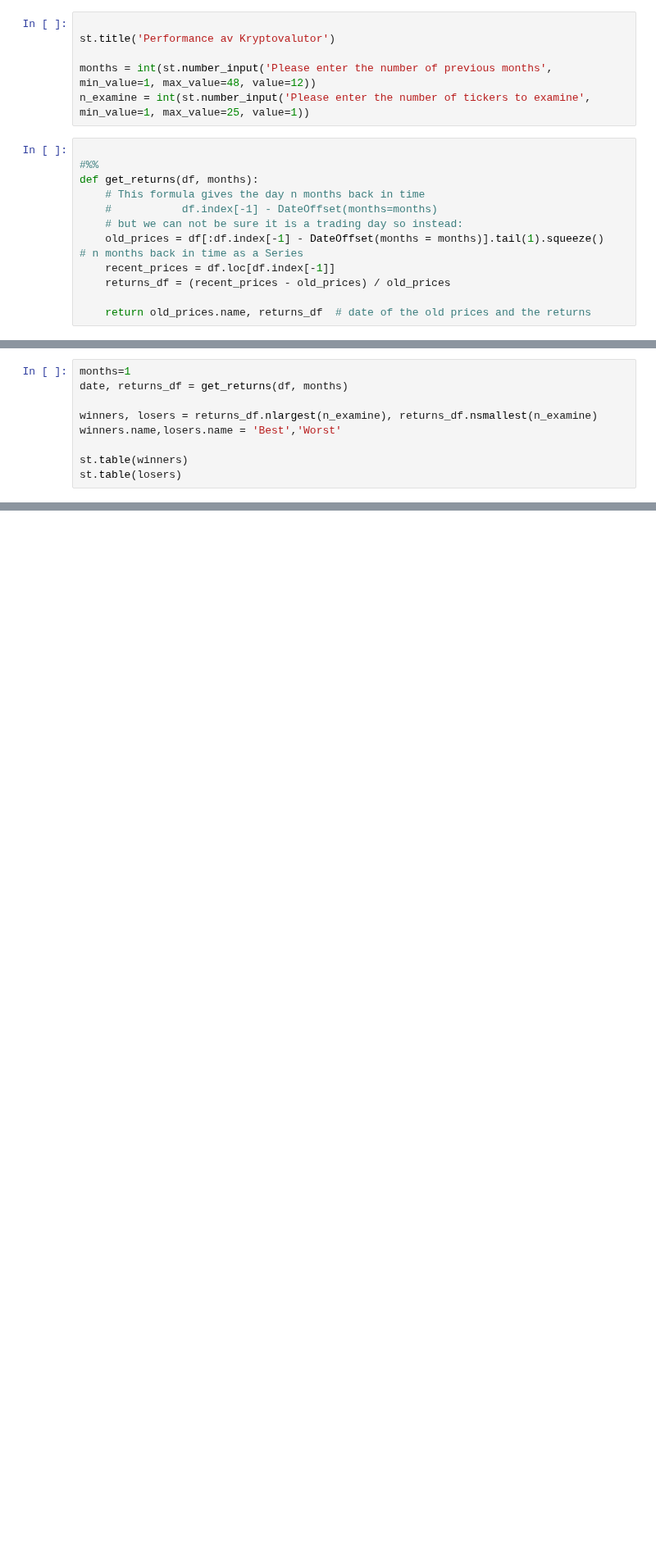
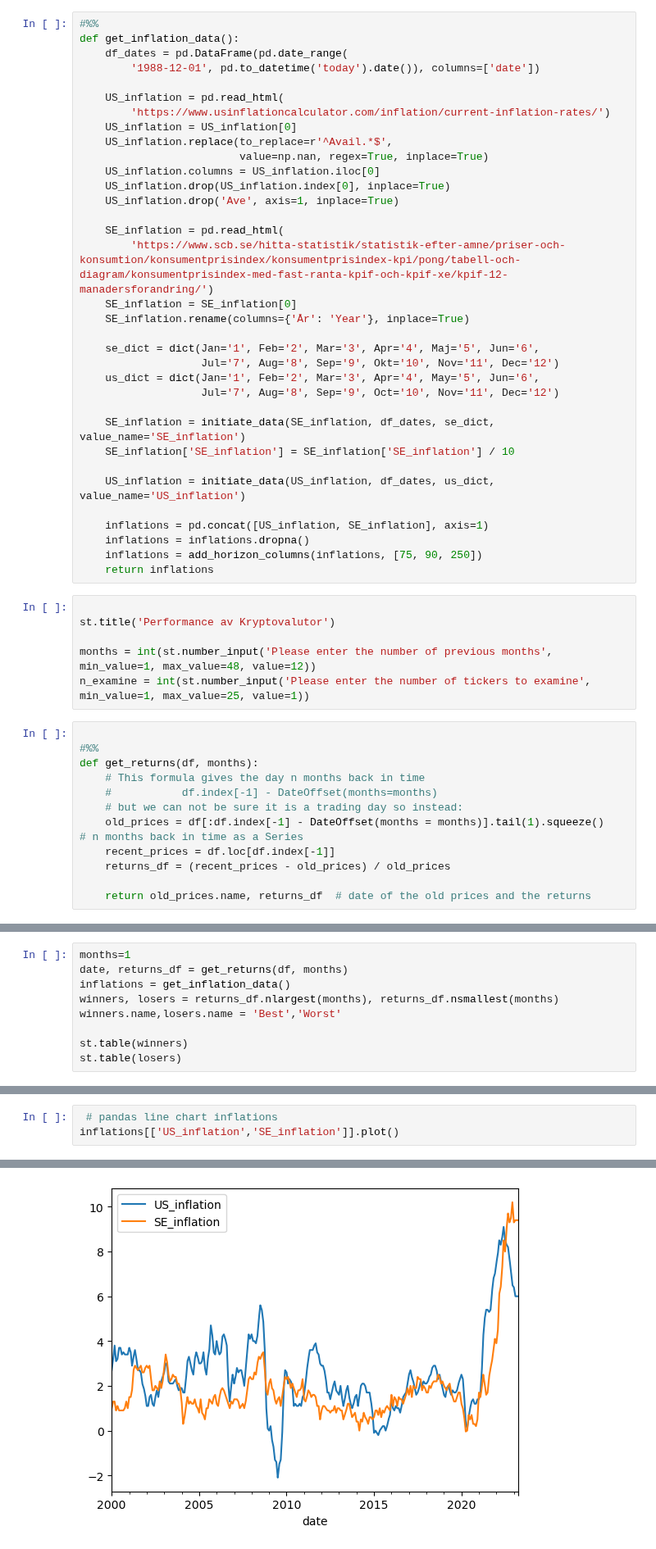
Before and after one commit to carokanns/the_new_Krypto, a Jupyter notebook: my_crypto.ipynb, the cells around one changed output, grey strips where cells are left out. Shown at 82% size. Saved outputs shown, nothing was run; the diff lists cells and outputs as text; blank space fills up the shorter version.

```diff
--- a/my_crypto.ipynb
+++ b/my_crypto.ipynb
@@ -71,3 +110,37 @@ df=get_data()
+# %%
+#%%
+def get_inflation_data():
+    df_dates = pd.DataFrame(pd.date_range(
+        '1988-12-01', pd.to_datetime('today').date()), columns=['date'])
+
+    US_inflation = pd.read_html(
+        'https://www.usinflationcalculator.com/inflation/current-inflation-rates/')
+    US_inflation = US_inflation[0]
+    US_inflation.replace(to_replace=r'^Avail.*$',
+                         value=np.nan, regex=True, inplace=True)
+    US_inflation.columns = US_inflation.iloc[0]
+    US_inflation.drop(US_inflation.index[0], inplace=True)
+    US_inflation.drop('Ave', axis=1, inplace=True)
+
+    SE_inflation = pd.read_html(
+        'https://www.scb.se/hitta-statistik/statistik-efter-amne/priser-och-konsumtion/konsumentprisindex/konsumentprisindex-kpi/pong/tabell-och-diagram/konsumentprisindex-med-fast-ranta-kpif-och-kpif-xe/kpif-12-manadersforandring/')
+    SE_inflation = SE_inflation[0]
+    SE_inflation.rename(columns={'År': 'Year'}, inplace=True)
+
+    se_dict = dict(Jan='1', Feb='2', Mar='3', Apr='4', Maj='5', Jun='6',
+                   Jul='7', Aug='8', Sep='9', Okt='10', Nov='11', Dec='12')
+    us_dict = dict(Jan='1', Feb='2', Mar='3', Apr='4', May='5', Jun='6',
+                   Jul='7', Aug='8', Sep='9', Oct='10', Nov='11', Dec='12')
+
+    SE_inflation = initiate_data(SE_inflation, df_dates, se_dict, value_name='SE_inflation')
+    SE_inflation['SE_inflation'] = SE_inflation['SE_inflation'] / 10
+
+    US_inflation = initiate_data(US_inflation, df_dates, us_dict, value_name='US_inflation')
+
+    inflations = pd.concat([US_inflation, SE_inflation], axis=1)
+    inflations = inflations.dropna()
+    inflations = add_horizon_columns(inflations, [75, 90, 250])
+    return inflations
 # %%
 
 st.title('Performance av Kryptovalutor')
@@ -93,8 +162,8 @@ def get_returns(df, months):
 # %%
 months=1
 date, returns_df = get_returns(df, months)
-
-winners, losers = returns_df.nlargest(n_examine), returns_df.nsmallest(n_examine)
+inflations = get_inflation_data()
+winners, losers = returns_df.nlargest(months), returns_df.nsmallest(months)
 winners.name,losers.name = 'Best','Worst'
 
 st.table(winners)
@@ -108,0 +185,4 @@ st.line_chart(df[worstPick]) # type: ignore
+# %%
+ # pandas line chart inflations
+inflations[['US_inflation','SE_inflation']].plot()
+# %% [output]
@@ -108,0 +190 @@ st.line_chart(df[worstPick]) # type: ignore
+[figure, added]
```
Also changed, not shown: parts of 11 cells of this notebook, 2 other files.
